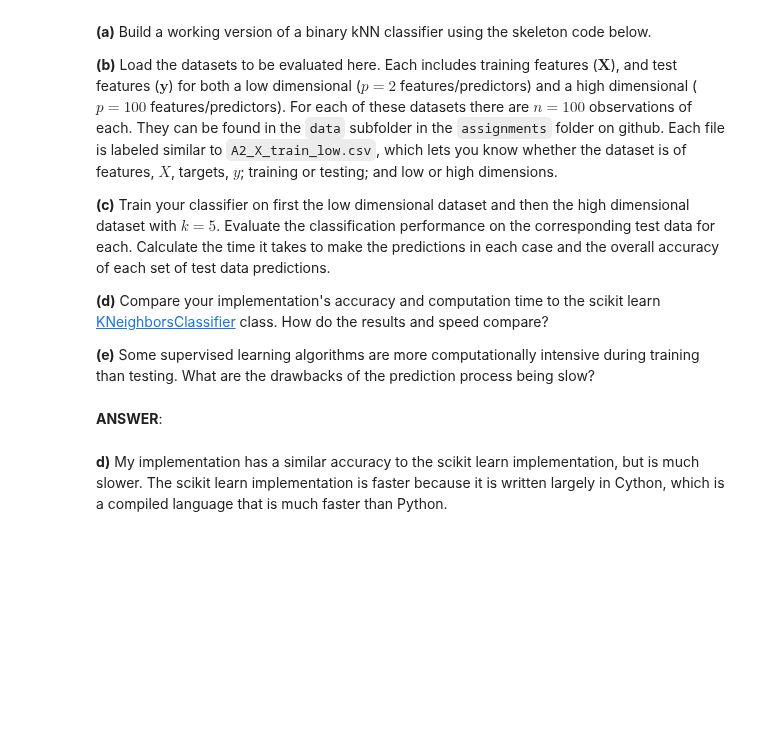
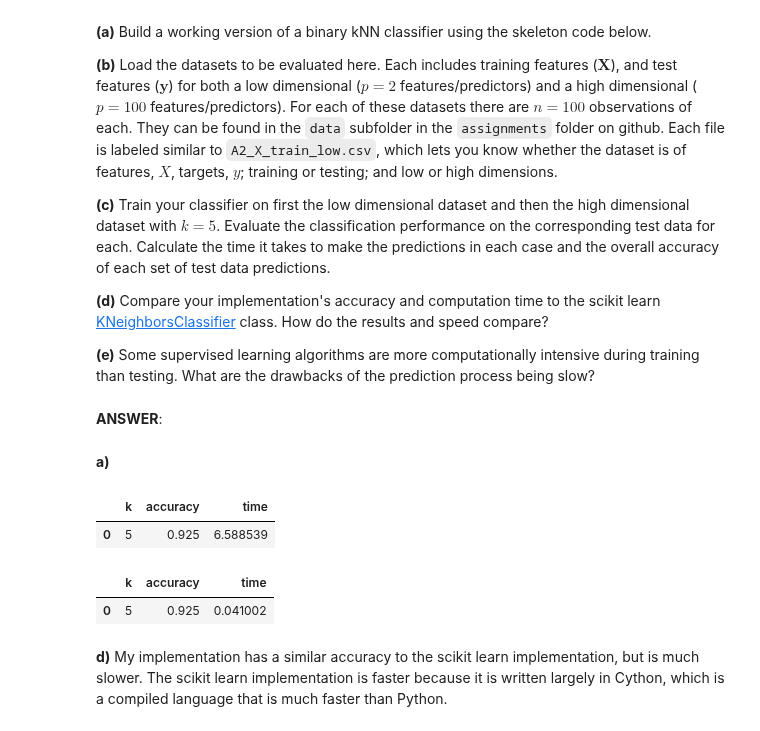
Before and after one commit to cake-dev/machine_learning_class, a Jupyter notebook: assignments/Assignment_2.ipynb, the cells around one changed output. Saved outputs shown, nothing was run; the diff lists cells and outputs as text; code cells hidden in the pictures; blank space fills up the shorter version.

```diff
--- a/assignments/Assignment_2.ipynb
+++ b/assignments/Assignment_2.ipynb
@@ -121,6 +123,8 @@ df_results
 **(e)** Some supervised learning algorithms are more computationally intensive during training than testing. What are the drawbacks of the prediction process being slow?
 # %% [markdown]
 **ANSWER**:
+# %% [markdown]
+**a)**
 # %%
 class Knn:
 # k-Nearest Neighbor class object for classification training and testing
@@ -167,48 +171,44 @@ def accuracy(y,y_hat):
 # %%
 # Evaluate the performance of your kNN classifier on a low- and a high-dimensional dataset
 #   and time the predictions of each
 
-# low-dimensional dataset
-X_train = np.array([[ 0, 3, 0],
-                [ 2, 0, 0],
-                [ 0, 1, 3],
-                [ 0, 1, 2],
-                [-1, 0, 1],
-                [ 1, 1, 1]])
-y_train = np.array(['r','r','r','b','b','r'])
+X_train_low = pd.read_csv('data/A2_X_train_low.csv', header=None).values
+y_train_low = pd.read_csv('data/A2_y_train_low.csv', header=None).values.reshape(-1)
+X_test_low = pd.read_csv('data/A2_X_test_low.csv', header=None).values
+y_test_low = pd.read_csv('data/A2_y_test_low.csv', header=None).values.reshape(-1)
 
 # high-dimensional dataset
-Xhigh = np.random.rand(1000, 100)
-yhigh = np.random.randint(0, 2, 1000)
-
-# split data into training and test sets
-from sklearn.model_selection import train_test_split
-X_train, X_test, y_train, y_test = train_test_split(X_train, y_train)
-X_train_high, X_test_high, y_train_high, y_test_high = train_test_split(Xhigh, yhigh)
+X_train_high = pd.read_csv('data/A2_X_train_high.csv', header=None).values
+y_train_high = pd.read_csv('data/A2_y_train_high.csv', header=None).values.reshape(-1)
+X_test_high = pd.read_csv('data/A2_X_test_high.csv', header=None).values
+y_test_high = pd.read_csv('data/A2_y_test_high.csv', header=None).values.reshape(-1)
 
 # function to time predictions of a model on a dataset
 import time
 import pandas as pd
 def time_custom_knn(X_train, X_test, y_train, y_test, k):
     knn = Knn()
     knn.fit(X_train, y_train, k)
     start_time = time.time()
     y_pred = knn.predict(X_test)
     end_time = time.time()
     elapsed_time = end_time - start_time
     accuracy_score = accuracy(y_test, y_pred)
     output = pd.DataFrame({'k': [k], 'accuracy': [accuracy_score], 'time': [elapsed_time]})
     return output
 
 # time the predictions of the low-dimensional dataset
-time_custom_knn(X_train, X_test, y_train, y_test, 5)
+time_custom_knn(X_train_low, X_test_low, y_train_low, y_test_low, 5)
 
 # time the predictions of the high-dimensional dataset
 # time_custom_knn(X_train_high, X_test_high, y_train_high, y_test_high, 5)
 
 # # # predict the point 0,0,0 (to compare with Q3)
 # ypred = knn.predict([[0,0,0]])
 # print('ypred: ', ypred)
+# %% [output]
+|  | k | accuracy | time |
+| 0 | 5 | 0.925 | 6.588539 |
 # %%
 from sklearn.neighbors import KNeighborsClassifier
 from sklearn.metrics import accuracy_score
@@ -225,10 +225,13 @@ def time_scikit_knn(X_train, y_train, X_test, y_test, k):
     return output
 
 # time predictions of the low-dimensional dataset
-time_scikit_knn(X_train, y_train, X_test, y_test, 5)
+time_scikit_knn(X_train_low, y_train_low, X_test_low, y_test_low, 5)
 
 # time predictions of the high-dimensional dataset
 # time_scikit_knn(X_train_high, y_train_high, X_test_high, y_test_high, 5)
+# %% [output]
+|  | k | accuracy | time |
+| 0 | 5 | 0.925 | 0.041002 |
 # %% [markdown]
 **d)** My implementation has a similar accuracy to the scikit learn implementation, but is much slower.  The scikit learn implementation is faster because it is written largely in Cython, which is a compiled language that is much faster than Python.
 # %% [markdown]
```
Also changed, not shown: parts of 2 cells of this notebook.
